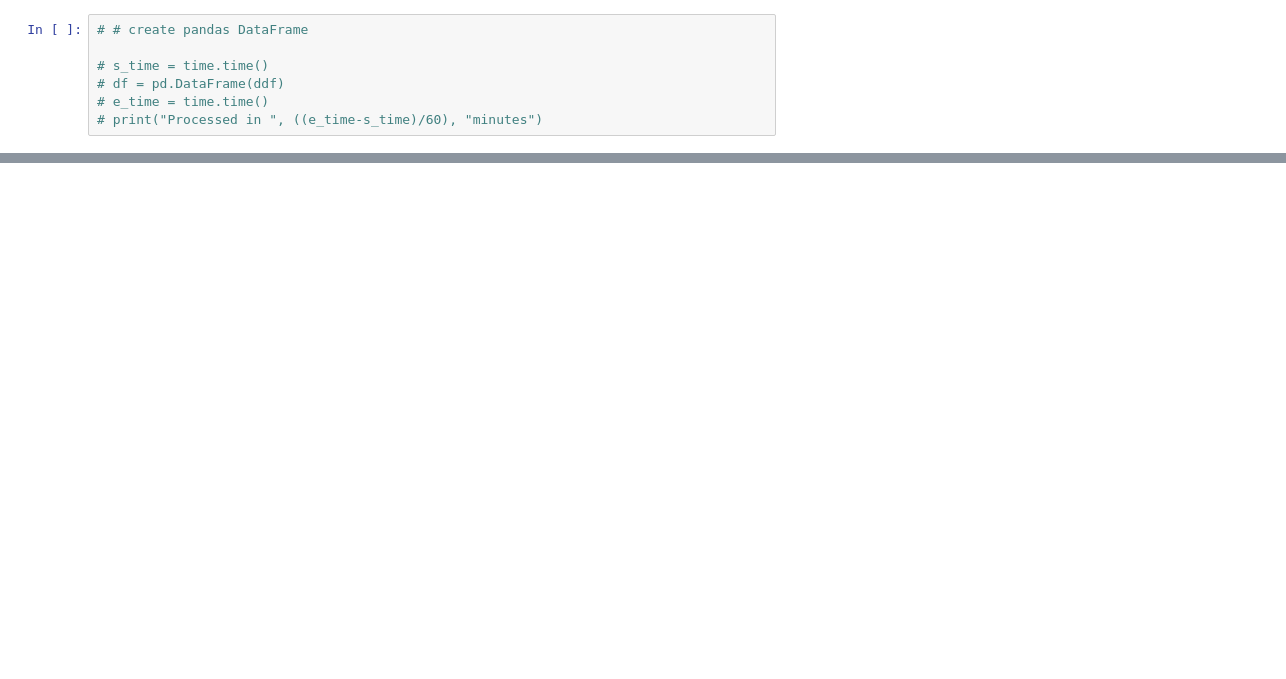
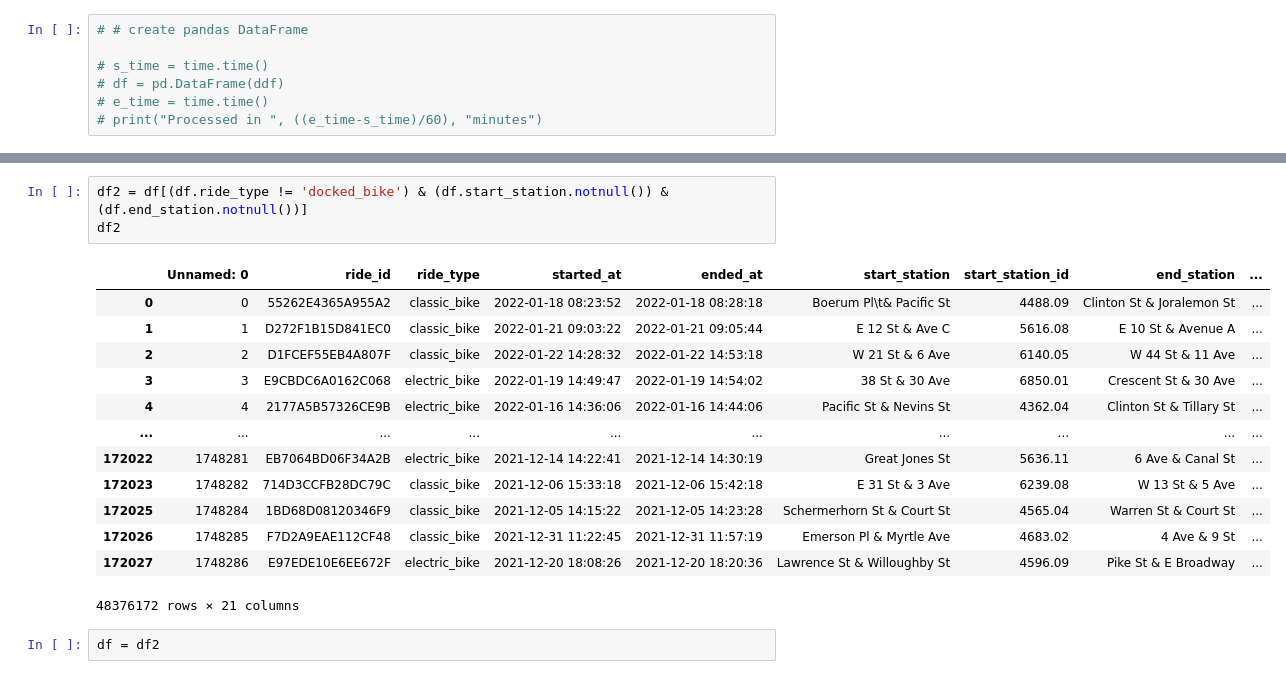
Before and after one commit to mugsiemx/Tableau-challenge, a Jupyter notebook: Tableau_City_Bike_Scaling.ipynb, the cells around one changed output, grey strips where cells are left out. Cells and saved outputs as stored; diff of their text form; blank space fills up the shorter version.

```diff
--- a/Tableau_City_Bike_Scaling.ipynb
+++ b/Tableau_City_Bike_Scaling.ipynb
@@ -109,3 +139,22 @@ df = df.rename(columns={
+# %%
+df2 = df[(df.ride_type != 'docked_bike') & (df.start_station.notnull()) & (df.end_station.notnull())]
+df2
+# %% [output]
+|  | Unnamed: 0 | ride_id | ride_type | started_at | ended_at | start_station | start_station_id | end_station | ... |
+| 0 | 0 | 55262E4365A955A2 | classic_bike | 2022-01-18 08:23:52 | 2022-01-18 08:28:18 | Boerum Pl\t& Pacific St | 4488.09 | Clinton St & Joralemon St | ... |
+| 1 | 1 | D272F1B15D841EC0 | classic_bike | 2022-01-21 09:03:22 | 2022-01-21 09:05:44 | E 12 St & Ave C | 5616.08 | E 10 St & Avenue A | ... |
+| 2 | 2 | D1FCEF55EB4A807F | classic_bike | 2022-01-22 14:28:32 | 2022-01-22 14:53:18 | W 21 St & 6 Ave | 6140.05 | W 44 St & 11 Ave | ... |
+| 3 | 3 | E9CBDC6A0162C068 | electric_bike | 2022-01-19 14:49:47 | 2022-01-19 14:54:02 | 38 St & 30 Ave | 6850.01 | Crescent St & 30 Ave | ... |
+| 4 | 4 | 2177A5B57326CE9B | electric_bike | 2022-01-16 14:36:06 | 2022-01-16 14:44:06 | Pacific St & Nevins St | 4362.04 | Clinton St & Tillary St | ... |
+| ... | ... | ... | ... | ... | ... | ... | ... | ... | ... |
+| 172022 | 1748281 | EB7064BD06F34A2B | electric_bike | 2021-12-14 14:22:41 | 2021-12-14 14:30:19 | Great Jones St | 5636.11 | 6 Ave & Canal St | ... |
+| 172023 | 1748282 | 714D3CCFB28DC79C | classic_bike | 2021-12-06 15:33:18 | 2021-12-06 15:42:18 | E 31 St & 3 Ave | 6239.08 | W 13 St & 5 Ave | ... |
+| 172025 | 1748284 | 1BD68D08120346F9 | classic_bike | 2021-12-05 14:15:22 | 2021-12-05 14:23:28 | Schermerhorn St & Court St | 4565.04 | Warren St & Court St | ... |
+| 172026 | 1748285 | F7D2A9EAE112CF48 | classic_bike | 2021-12-31 11:22:45 | 2021-12-31 11:57:19 | Emerson Pl & Myrtle Ave | 4683.02 | 4 Ave & 9 St | ... |
+| 172027 | 1748286 | E97EDE10E6EE672F | electric_bike | 2021-12-20 18:08:26 | 2021-12-20 18:20:36 | Lawrence St & Willoughby St | 4596.09 | Pike St & E Broadway | ... |
+48376172 rows × 21 columns
+# %%
+df = df2
 # %%
 df.dtypes
 # %% [output]
```
Also changed, not shown: parts of 12 cells of this notebook, 1 other file.
